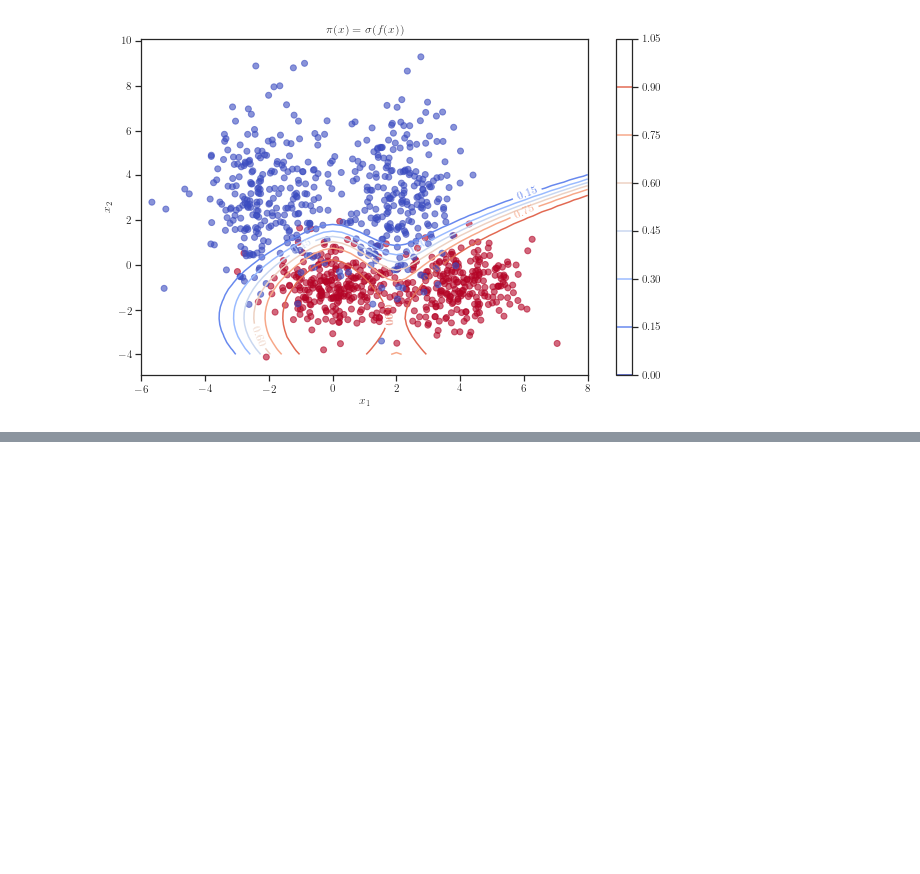
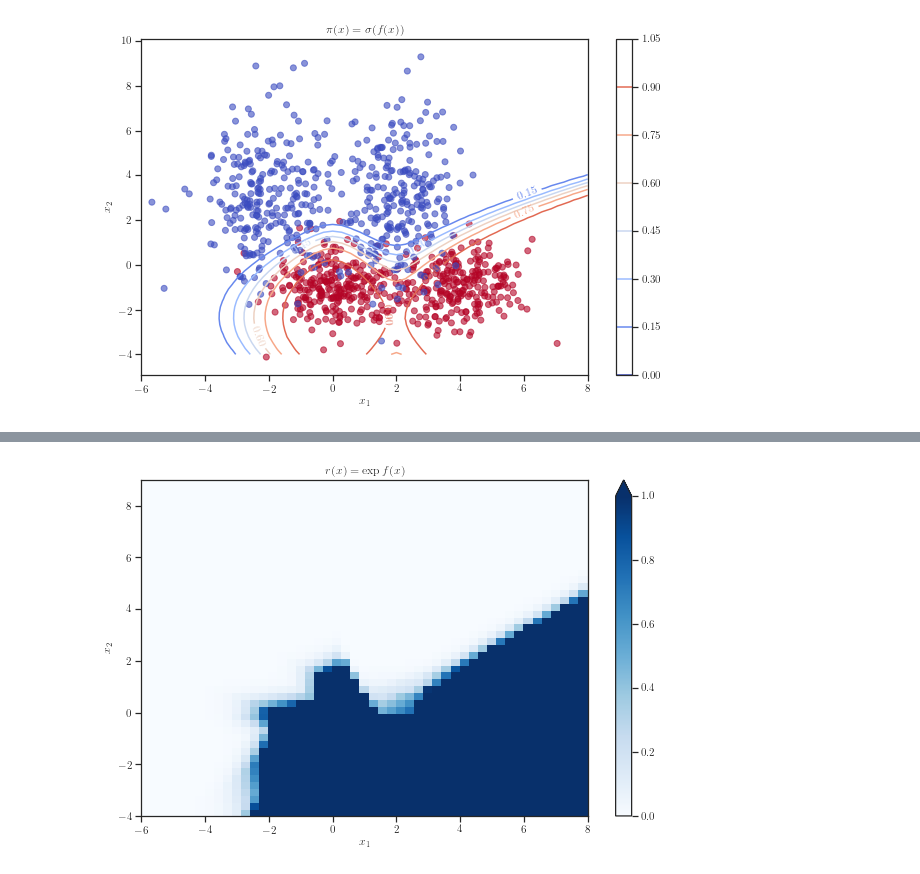
Before and after one commit to ltiao/gp-dre, a Jupyter notebook: scratch/covariate-shift-adaptation-2d-example.ipynb, the cells around one changed output, grey strips where cells are left out. Cells and saved outputs as stored; diff of their text form; code cells hidden in the pictures; blank space fills up the shorter version.

```diff
--- a/scratch/covariate-shift-adaptation-2d-example.ipynb
+++ b/scratch/covariate-shift-adaptation-2d-example.ipynb
@@ -393,0 +244,15 @@ plt.show()
+# %%
+fig, ax = plt.subplots()
+
+ax.set_title(r"$r(x) = \exp f(x)$")
+
+contours = ax.pcolor(x1, x2, np.exp(model.predict(X_q)).squeeze(), vmax=1, cmap="Blues")
+
+fig.colorbar(contours, extend="max", ax=ax)
+
+ax.set_xlabel(r'$x_1$')
+ax.set_ylabel(r'$x_2$')
+
+plt.show()
+# %% [output]
+[figure, added]
```
Also changed, not shown: parts of 75 cells of this notebook, 11 other files.
